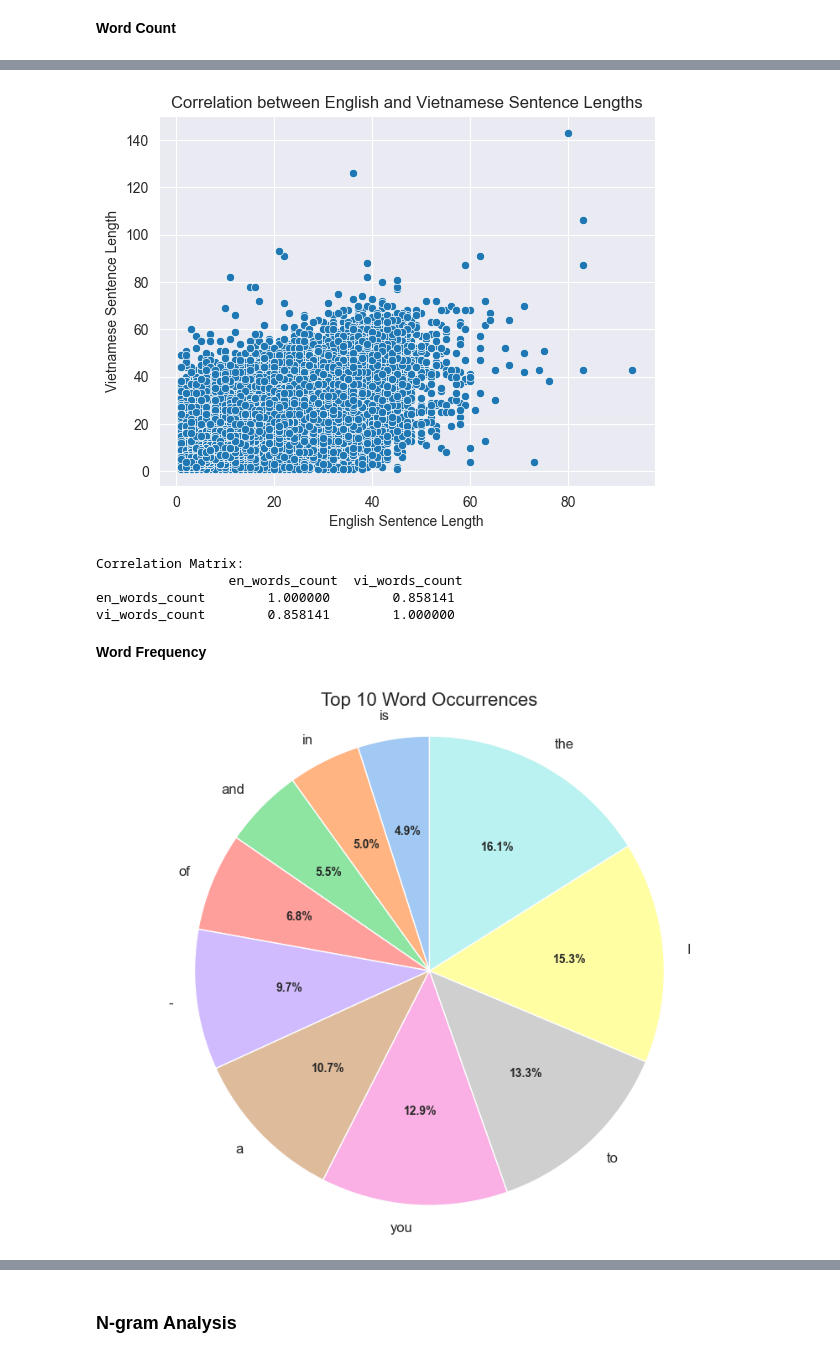
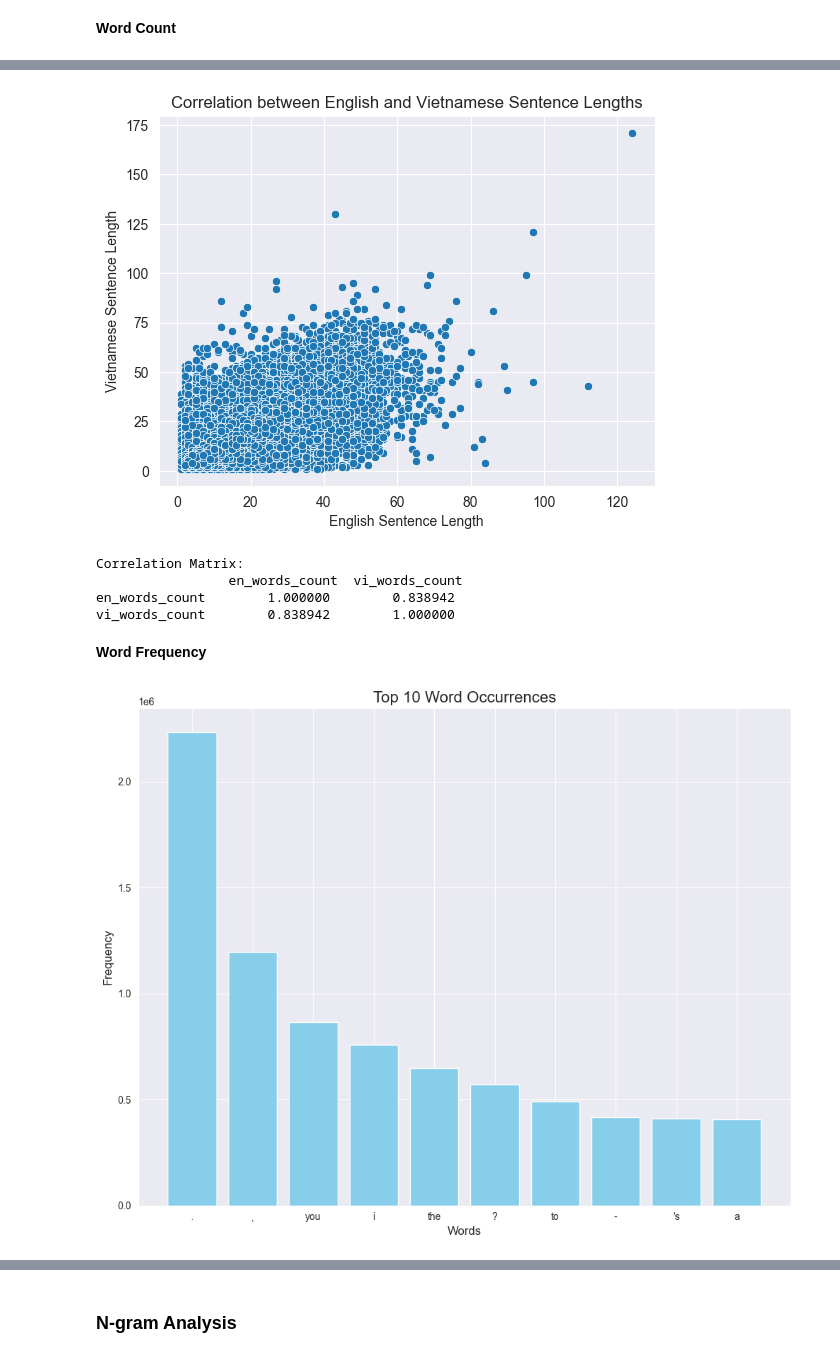
Before and after one commit to fisherman611/english-vietnamese-machine-translation, a Jupyter notebook: data/EDA.ipynb, the cells around one changed output, grey strips where cells are left out. Saved outputs shown, nothing was run; the diff lists cells and outputs as text; code cells hidden in the pictures.

```diff
--- a/data/EDA.ipynb
+++ b/data/EDA.ipynb
@@ -85,6 +71,6 @@ mydata.shape
 # %% [markdown]
 **Word Count**
 # %%
-mydata['en_words_count'] = mydata['en'].apply(lambda x: len(x.split()))
-mydata['vi_words_count'] = mydata['vi'].apply(lambda x: len(x.split()))
+envi_data['en_words_count'] = envi_data['en'].apply(lambda x: len(x.split()))
+envi_data['vi_words_count'] = envi_data['vi'].apply(lambda x: len(x.split()))
 # %%
@@ -129,24 +115,25 @@ sentences_length(mydata['vi_words_count'])
 # %%
-sns.scatterplot(x=mydata['en_words_count'], y=mydata['vi_words_count'])
+sns.scatterplot(x=envi_data['en_words_count'], y=envi_data['vi_words_count'])
 plt.xlabel("English Sentence Length")
 plt.ylabel("Vietnamese Sentence Length")
 plt.title("Correlation between English and Vietnamese Sentence Lengths")
 plt.show()
 
-correlation = mydata[['en_words_count', 'vi_words_count']].corr()
+correlation = envi_data[['en_words_count', 'vi_words_count']].corr()
 print("Correlation Matrix:\n", correlation)
 # %% [output]
-[figure, old version]
+[figure, new version]
 Correlation Matrix:
                  en_words_count  vi_words_count
-en_words_count        1.000000        0.858141
-vi_words_count        0.858141        1.000000
+en_words_count        1.000000        0.838942
+vi_words_count        0.838942        1.000000
 # %% [markdown]
 **Word Frequency**
 # %%
 from collections import Counter
-english_words = ' '.join(mydata['en']).split()
-vietnamese_words = ' '.join(mydata['vi']).split()
+
+english_words = " ".join(envi_data["en"]).split()
+vietnamese_words = " ".join(envi_data["vi"]).split()
 
 english_counter = Counter(english_words)
 vietnamese_counter = Counter(vietnamese_words)
@@ -155,33 +142,36 @@ vietnamese_counter = Counter(vietnamese_words)
 # %%
 # vietnamese_counter
 # %%
-def plot_top_words_pie_chart(word_freq):
+import matplotlib.pyplot as plt
+import seaborn as sns
+
+
+def plot_top_words_bar_chart(word_freq):
     """
-    Plots a pie chart for the top 20 words in the given frequency dictionary using seaborn for consistent colors.
+    Plots a bar chart for the top 10 words in the given frequency dictionary using seaborn for consistent colors.
 
     :param word_freq: Dictionary of word frequencies {word: frequency}
     """
-    # Sort the dictionary by frequency and get the top 20 words
-    sorted_words = sorted(word_freq.items(), key=lambda x: x[1], reverse=True)[:10][::-1]
+    # Sort the dictionary by frequency and get the top 10 words (in descending order)
+    sorted_words = sorted(word_freq.items(), key=lambda x: x[1], reverse=True)[:10]
 
     # Split the keys (words) and values (frequencies)
     words, frequencies = zip(*sorted_words)
 
     # Generate a color palette
-    colors = sns.color_palette("pastel", len(words))
+    # colors = sns.color_palette("rocket", len(words))
 
-    # Plot the pie chart
+    # Plot the bar chart
     plt.figure(figsize=(10, 8))
-    wedges, texts, autotexts = plt.pie(
-        frequencies, labels=words, autopct='%1.1f%%', startangle=90, colors=colors,
-        textprops={'fontsize': 12}
-    )
-    plt.setp(autotexts, size=10, weight="bold")
-    plt.title('Top 10 Word Occurrences', fontsize=16)
-    plt.axis('equal')  # Equal aspect ratio ensures that pie is drawn as a circle.
+    plt.bar(words, frequencies, color='skyblue')
+    plt.title("Top 10 Word Occurrences", fontsize=16)
+    plt.xlabel("Words", fontsize=12)
+    plt.ylabel("Frequency", fontsize=12)
+    plt.xticks(rotation=0)
+    plt.tight_layout()  # Adjust layout to prevent clipping of tick-labels
     plt.show()
 # %%
-plot_top_words_pie_chart(english_counter)
+plot_top_words_bar_chart(english_counter)
 # %% [output]
-[figure, old version]
+[figure, new version]
 # %%
```
Also changed, not shown: parts of 23 cells of this notebook.
